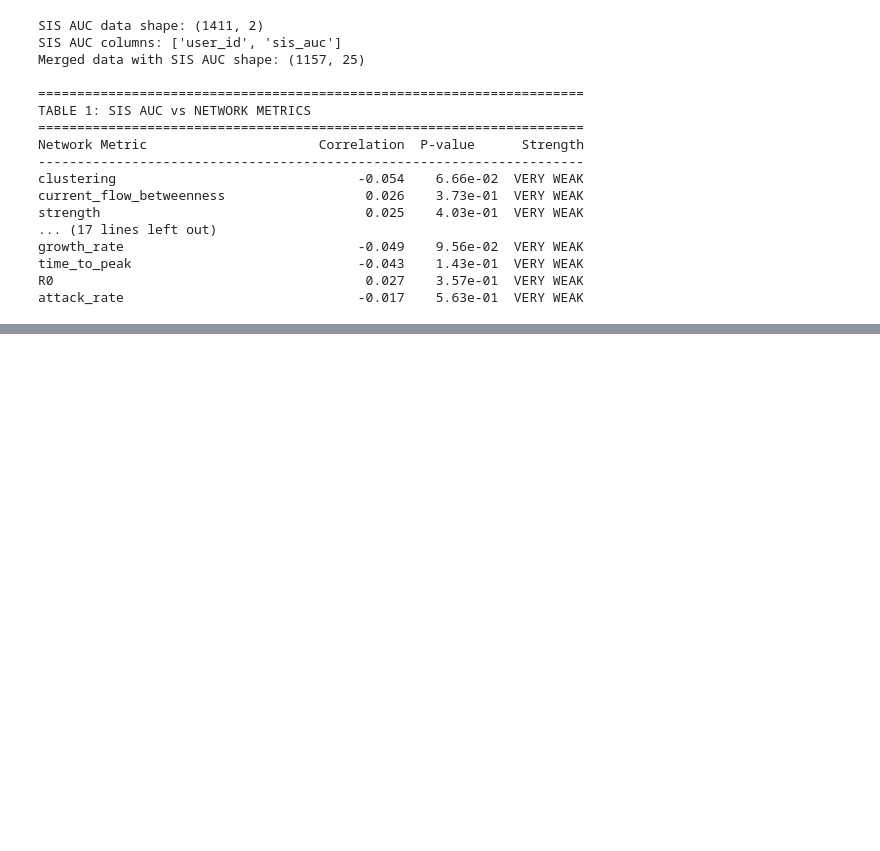
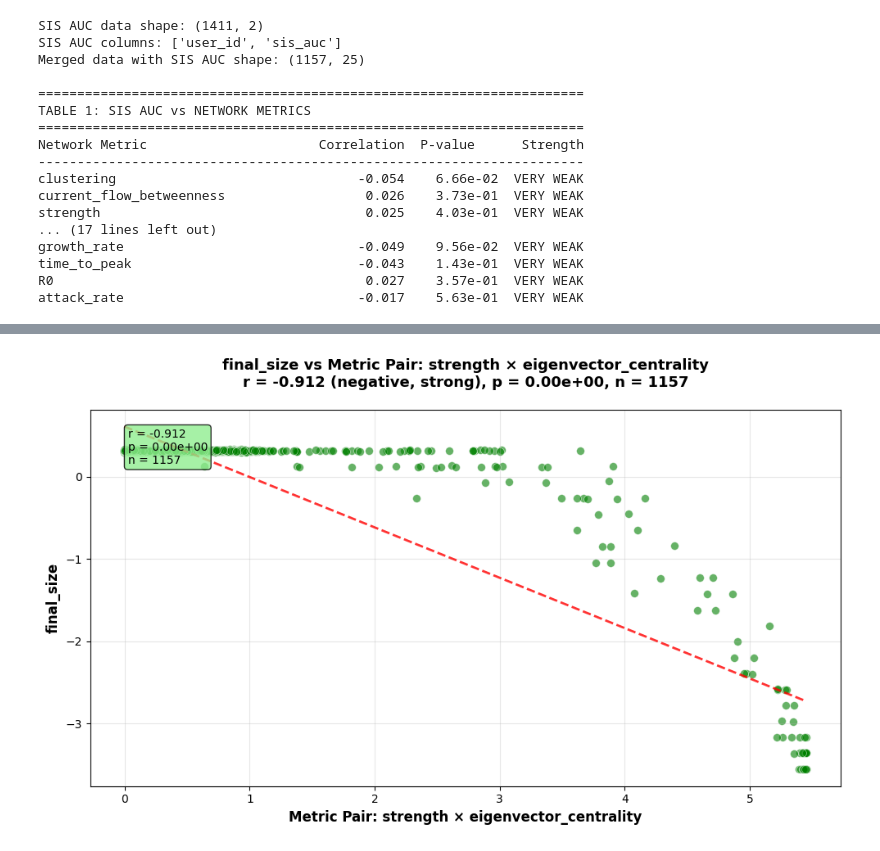
Before and after one commit to Erhan1706/complex-networks, a Jupyter notebook: notebooks/correlation_analysis.ipynb, the cells around one changed output, grey strips where cells are left out. Cells and saved outputs as stored; diff of their text form; code cells hidden in the pictures; blank space fills up the shorter version.

```diff
--- a/notebooks/correlation_analysis.ipynb
+++ b/notebooks/correlation_analysis.ipynb
@@ -373,0 +455,89 @@ attack_rate                              -0.017    5.63e-01  VERY WEAK
+# %%
+def plot_metric_pair_vs_metric(metric1, metric2, target_metric, data_df=scaled_data_with_sis, figsize=(10, 6)):
+    """
+    Plot the product of two metrics (metric1 * metric2) against a target metric
+
+    Parameters:
+    - metric1: first metric for the pair
+    - metric2: second metric for the pair
+    - target_metric: metric to plot against the pair
+    - data_df: dataframe containing the metrics (default: scaled_data_with_sis)
+    - figsize: figure size tuple (default: (10, 6))
+    """
+    import matplotlib.pyplot as plt
+    import seaborn as sns
+    from scipy.stats import pearsonr
+
+    # Check if metrics exist in dataframe
+    missing_metrics = []
+    for metric in [metric1, metric2, target_metric]:
+        if metric not in data_df.columns:
+            missing_metrics.append(metric)
+
+    if missing_metrics:
+        print(f"Error: The following metrics not found in dataframe: {missing_metrics}")
+        print(f"Available columns: {list(data_df.columns)}")
+        return
+
+    # Create metric pair (multiplicative interaction)
+    pair_product = data_df[metric1] * data_df[metric2]
+    pair_name = f"{metric1} × {metric2}"
+
+    # Prepare data
+    plot_data = pd.DataFrame({
+        'pair': pair_product,
+        'target': data_df[target_metric]
+    }).dropna()
+
+    if len(plot_data) < 2:
+        print(f"Error: Not enough data points after removing NaNs ({len(plot_data)} points)")
+        return
+
+    # Calculate correlation
+    corr, p_value = pearsonr(plot_data['pair'], plot_data['target'])
+    n_samples = len(plot_data)
+
+    # Create plot
+    fig, ax = plt.subplots(figsize=figsize)
+
+    # Scatter plot
+    scatter = ax.scatter(plot_data['pair'], plot_data['target'],
+                        alpha=0.6, s=50, color='green', edgecolor='white', linewidth=0.5)
+
+    # Add regression line
+    z = np.polyfit(plot_data['pair'], plot_data['target'], 1)
+    p = np.poly1d(z)
+    x_line = np.linspace(plot_data['pair'].min(), plot_data['pair'].max(), 100)
+    ax.plot(x_line, p(x_line), "r--", alpha=0.8, linewidth=2)
+
+    # Customize plot
+    ax.set_xlabel(f'Metric Pair: {pair_name}', fontsize=12, fontweight='bold')
+    ax.set_ylabel(target_metric, fontsize=12, fontweight='bold')
+
+    # Title with statistics
+    strength = "strong" if abs(corr) > 0.7 else "moderate" if abs(corr) > 0.5 else "weak" if abs(corr) > 0.3 else "very weak"
+    direction = "positive" if corr > 0 else "negative"
+
+    title = f'{target_metric} vs Metric Pair: {pair_name}\n'
+    title += f'r = {corr:.3f} ({direction}, {strength}), p = {p_value:.2e}, n = {n_samples}'
+    ax.set_title(title, fontsize=13, fontweight='bold', pad=20)
+
+    # Add grid
+    ax.grid(True, alpha=0.3)
+
+    # Add correlation text box
+    textstr = f'r = {corr:.3f}\np = {p_value:.2e}\nn = {n_samples}'
+    props = dict(boxstyle='round', facecolor='lightgreen', alpha=0.8)
+    ax.text(0.05, 0.95, textstr, transform=ax.transAxes, fontsize=10,
+            verticalalignment='top', bbox=props)
+
+    plt.tight_layout()
+    plt.show()
+
+    return fig, ax, corr, p_value
+
+# Plot specific metric pairs against a target
+plot_metric_pair_vs_metric('strength', 'eigenvector_centrality', 'final_size')
+plot_metric_pair_vs_metric('eigenvector_centrality', 'current_flow_betweenness', 'attack_rate')
+# %% [output]
+[figure, added]
```
Also changed, not shown: parts of 5 cells of this notebook.
